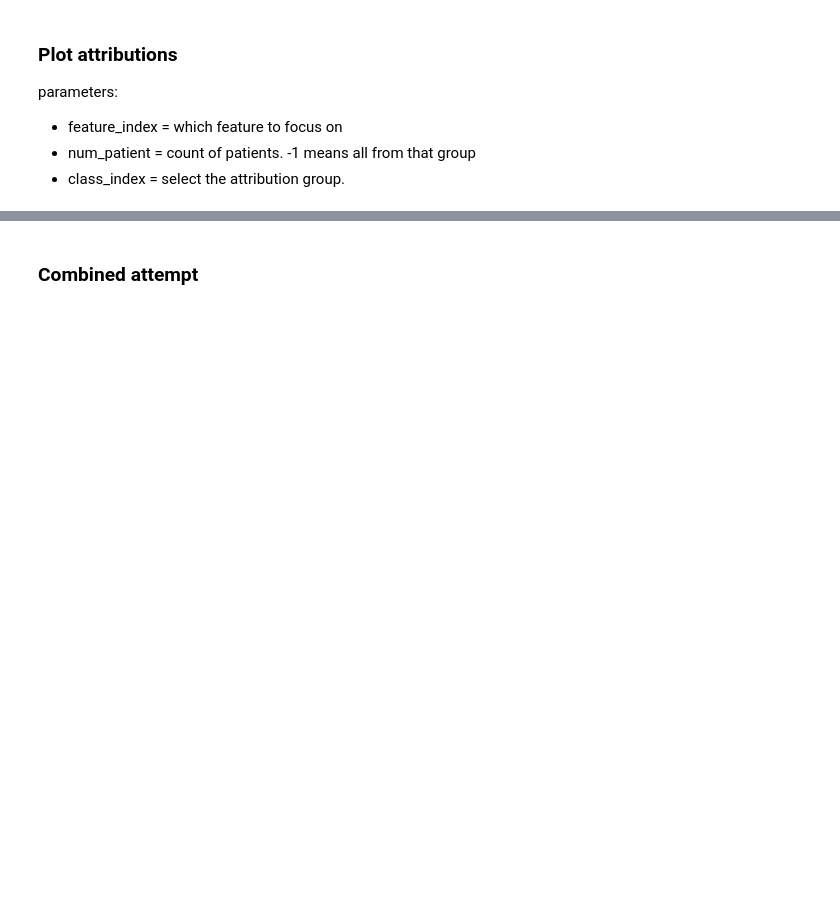
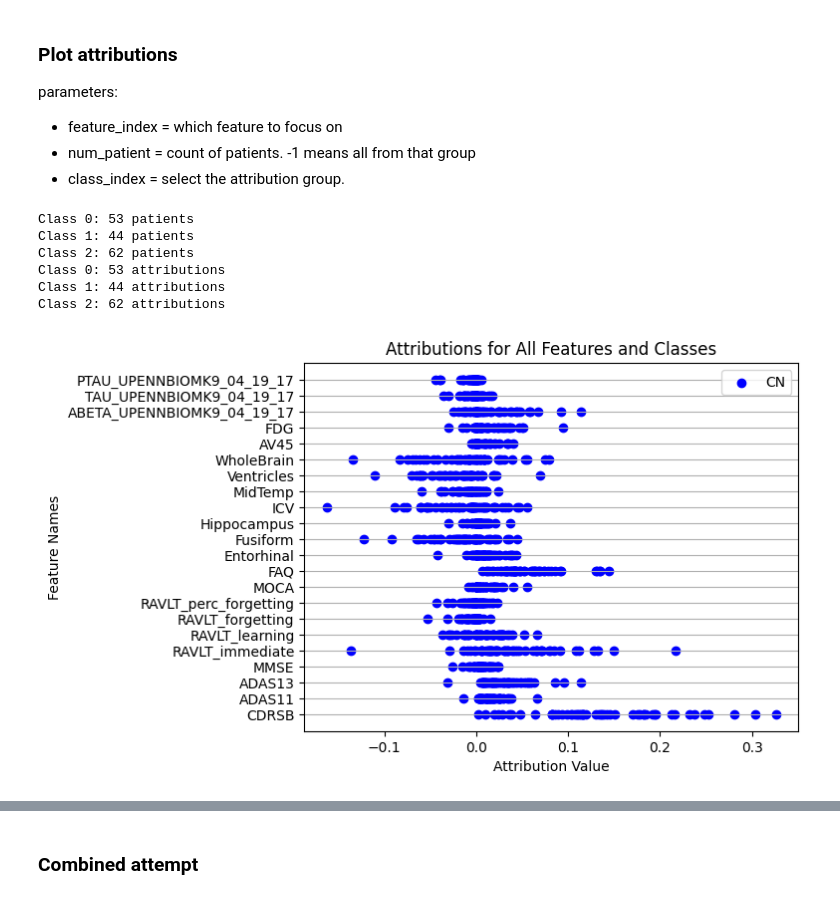
Before and after one commit to Osama00112/RNN-AD_python3, a Jupyter notebook: captum_2.ipynb, the cells around one changed output, grey strips where cells are left out. Cells and saved outputs as stored; diff of their text form; code cells hidden in the pictures; blank space fills up the shorter version.

```diff
--- a/captum_2.ipynb
+++ b/captum_2.ipynb
@@ -368,3 +427,38 @@ parameters:
+# %%
+feature_names = misc.load_feature('data/features')
+
+duration = 60
+target_index_2 = 0
+loaded_target_index_2 = target_index_2
+
+#load attributions
+with open(f'MyData_cat/attr2/attributions_{duration}_{target_index_2}.pickle', 'rb') as pickle_file:
+    my_dict = pickle.load(pickle_file)
+
+#load ret
+with open(f'MyData_cat/ret2/ret_{duration}_{target_index_2}.pickle', 'rb') as pickle_file:
+    ret = pickle.load(pickle_file)
+
+#divide data
+divided_ret, divided_attributions = divide_data_by_max_probability(ret, my_dict, duration)
+
+for class_index, data_list in divided_ret.items():
+    print(f"Class {class_index}: {len(data_list)} patients")
+
+for class_index, data_list in divided_attributions.items():
+    print(f"Class {class_index}: {len(data_list)} attributions")
+# %% [output]
+Class 0: 53 patients
+Class 1: 44 patients
+Class 2: 62 patients
+Class 0: 53 attributions
+Class 1: 44 attributions
+Class 2: 62 attributions
+# %%
+colors = ['blue', 'orange', 'green']
+plot_violin(divided_attributions, feature_names, colors, 0)
+# %% [output]
+[figure, added]
 # %%
 import matplotlib.pyplot as plt
 
```
Also changed, not shown: parts of 55 cells of this notebook, 5 other files.
